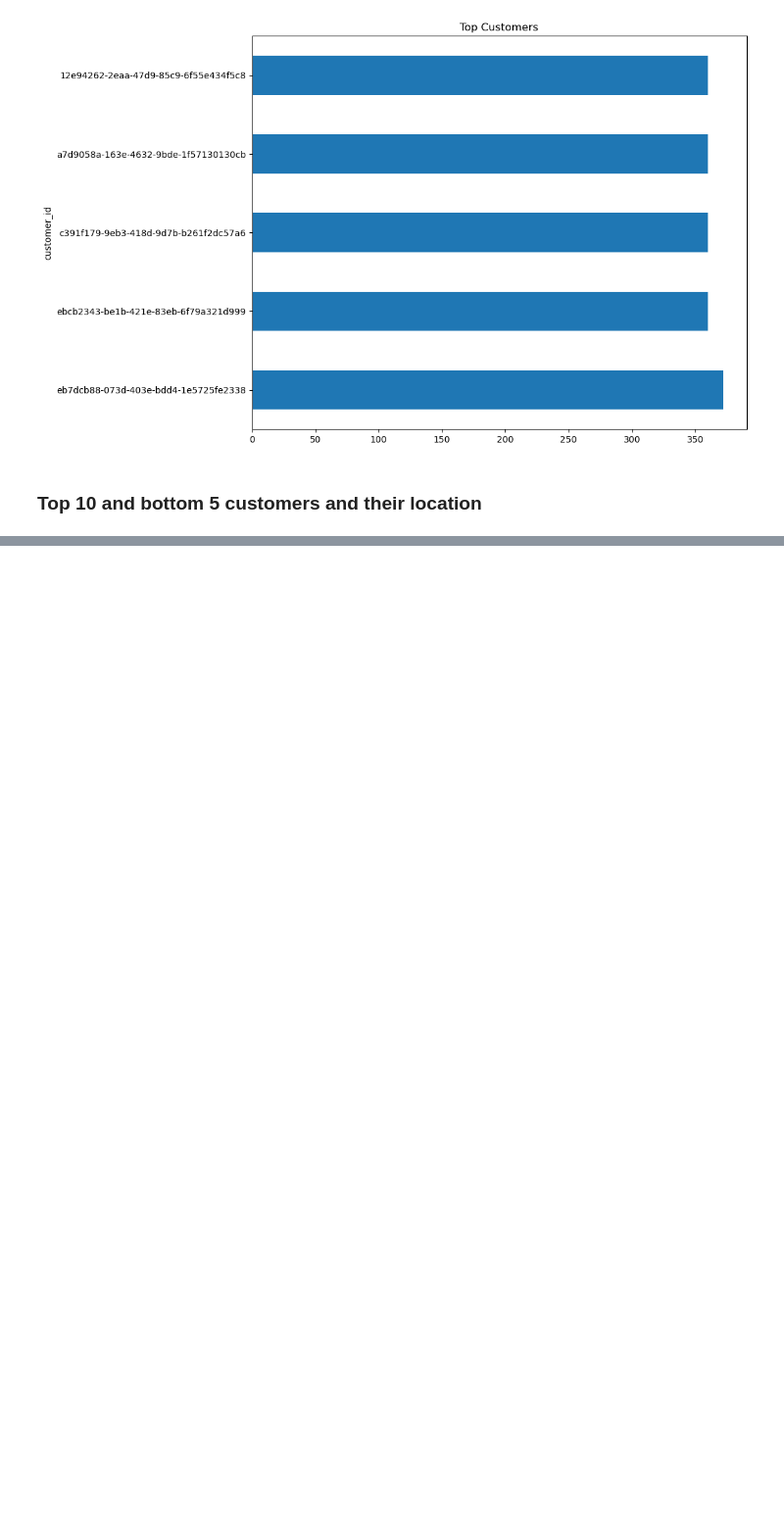
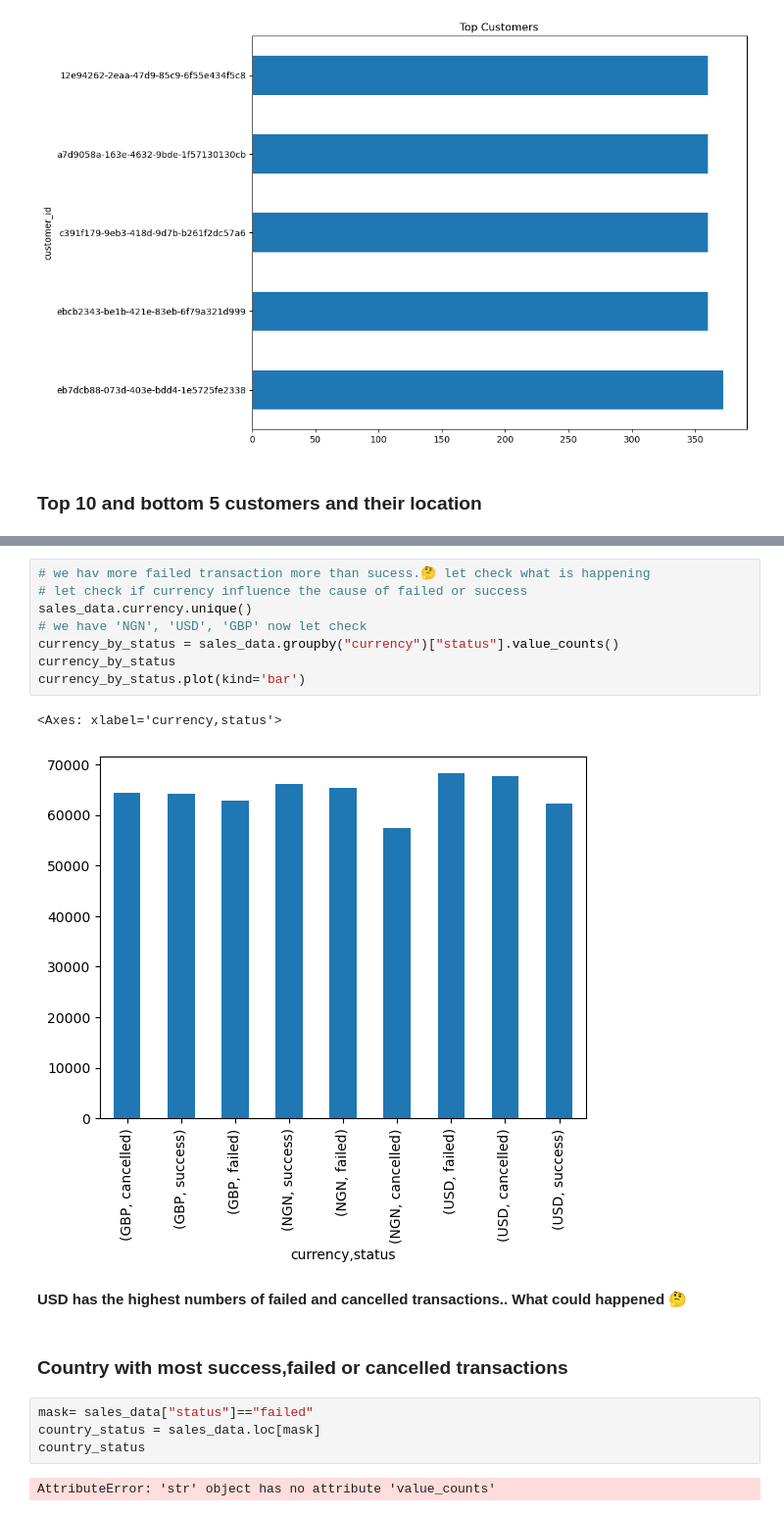
Before and after one commit to Olasquare043/Pandas_101, a Jupyter notebook: pandas101.ipynb, the cells around one changed output, grey strips where cells are left out. Shown at 98% size. Cells and saved outputs as stored; diff of their text form; blank space fills up the shorter version.

```diff
--- a/pandas101.ipynb
+++ b/pandas101.ipynb
@@ -150,0 +155,21 @@ Name: count, dtype: int64
+# %%
+# we hav more failed transaction more than sucess.🤔 let check what is happening
+# let check if currency influence the cause of failed or success
+sales_data.currency.unique()
+# we have 'NGN', 'USD', 'GBP' now let check
+currency_by_status = sales_data.groupby("currency")["status"].value_counts()
+currency_by_status
+currency_by_status.plot(kind='bar')
+# %% [output]
+<Axes: xlabel='currency,status'>
+[figure, added]
+# %% [markdown]
+**USD has the highest numbers of failed and cancelled transactions.. What could happened 🤔**
+# %% [markdown]
+### Country with most success,failed or cancelled transactions
+# %%
+mask= sales_data["status"]=="failed"
+country_status = sales_data.loc[mask]
+country_status
+# %% [output]
+AttributeError: 'str' object has no attribute 'value_counts'
```
Also changed, not shown: parts of 5 cells of this notebook.
